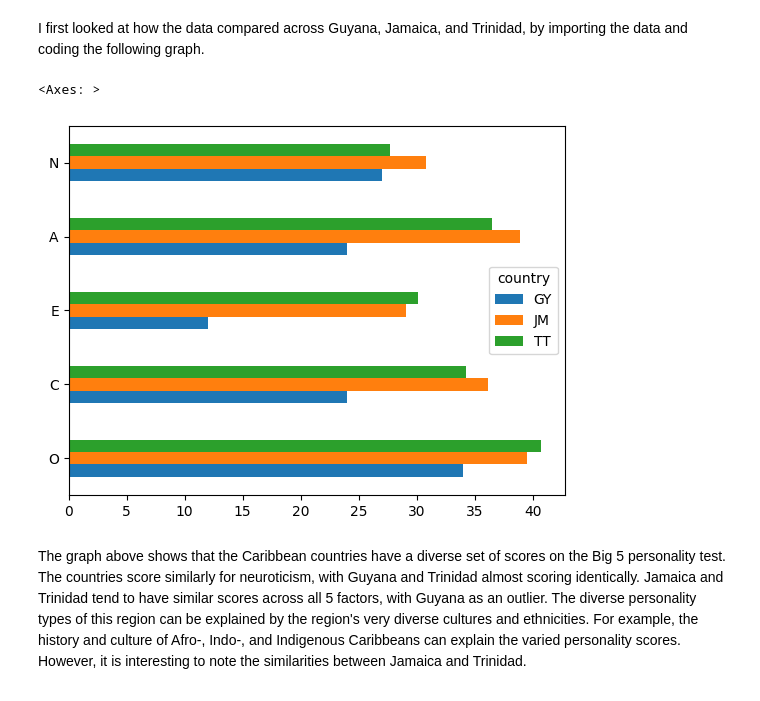
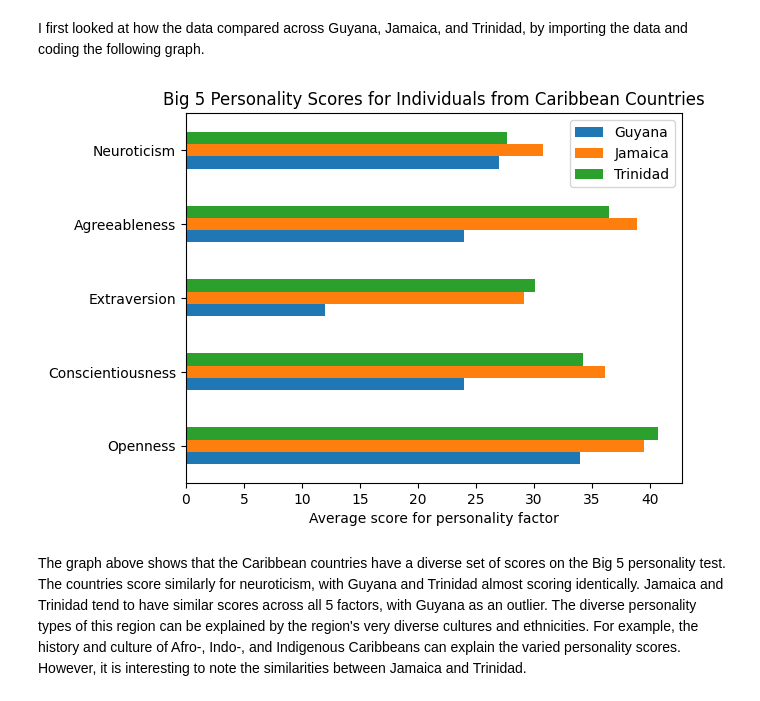
Before and after one commit to nmaharaj28/comm3180_S26_Blog, a Jupyter notebook: posts/002_personality/blog.ipynb, the cells around one changed output. Saved outputs shown, nothing was run; the diff lists cells and outputs as text; code cells hidden in the pictures.

```diff
--- a/posts/002_personality/blog.ipynb
+++ b/posts/002_personality/blog.ipynb
@@ -59,17 +59,30 @@ cat_cols = {
 for cat, cols in cat_cols.items():
     big5_scored_df[cat]=big5_scored_df[cols].sum(axis=1)
 # %%
+map_labels = {
+    'O': 'Openness',
+    'C': 'Conscientiousness',
+    'E': 'Extraversion',
+    'A': 'Agreeableness',
+    'N': 'Neuroticism'
+}
+
 (
     big5_scored_df.query('country in ["TT","GY","JM"]').
         groupby('country')[['O','C','E','A','N']].
         agg('mean').
         round(1).
         transpose().
         plot(kind='barh')
 )
+
+plt.legend(labels = ('Guyana', 'Jamaica', 'Trinidad'))
+plt.yticks(range(5), labels = map_labels.values())
+plt.xlabel('Average score for personality factor')
+plt.title('Big 5 Personality Scores for Individuals from Caribbean Countries')
+plt.show()
 # %% [output]
-<Axes: >
-[figure, old version]
+[figure, new version]
 # %% [markdown]
 The graph above shows that the Caribbean countries have a diverse set of scores on the Big 5 personality test. The countries score similarly for neuroticism, with Guyana and Trinidad almost scoring identically. Jamaica and Trinidad tend to have similar scores across all 5 factors, with Guyana as an outlier. The diverse personality types of this region can be explained by the region's very diverse cultures and ethnicities. For example, the history and culture of Afro-, Indo-, and Indigenous Caribbeans can explain the varied personality scores. However, it is interesting to note the similarities between Jamaica and Trinidad.
 # %% [markdown]
```
Also changed, not shown: parts of 1 cell of this notebook.
